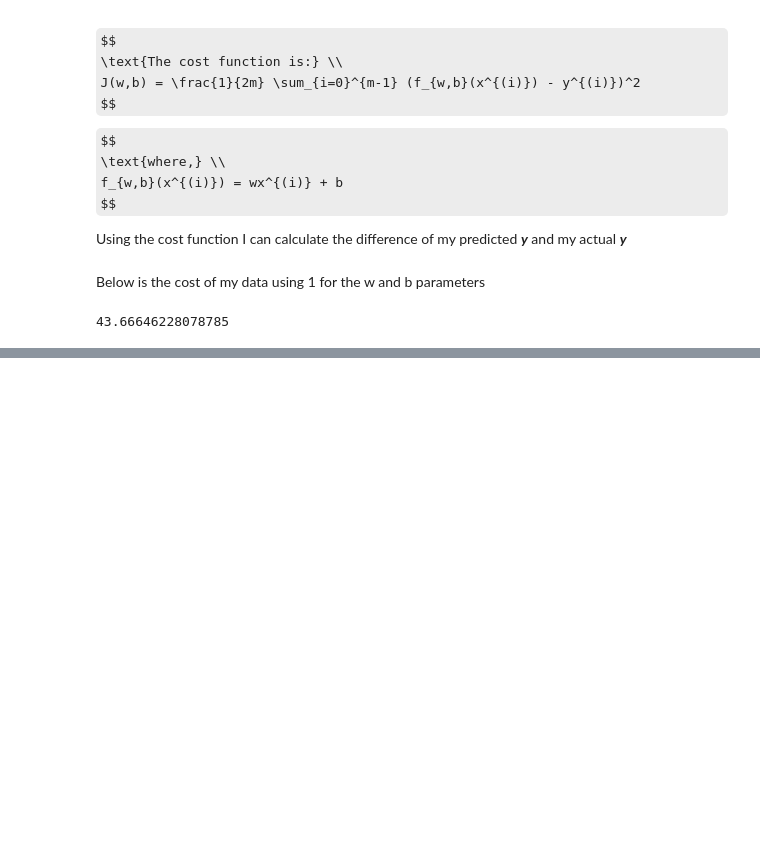
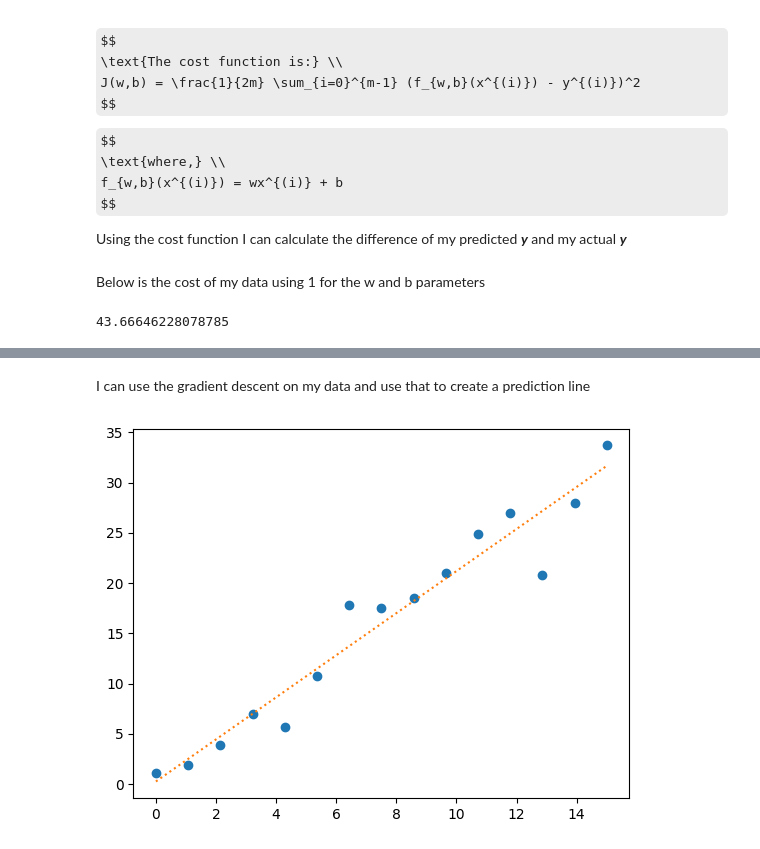
Before and after one commit to ivonnerubio/Supervised-ML, a Jupyter notebook: finalMain.ipynb, the cells around one changed output, grey strips where cells are left out. Drawn from its saved outputs; the diff is of its cells as text; code cells hidden in the pictures; some formulas as TeX source; blank space fills up the shorter version.

```diff
--- a/finalMain.ipynb
+++ b/finalMain.ipynb
@@ -67,0 +78,8 @@ compute_cost(x,y,1,1)
+# %%
+def compute_gradient(x,y,w,b):
+    m = len(x)
+    f_wb = w * x + b
+    dj_dw = (np.sum((f_wb - y) * x)) / m
+    dj_db = (np.sum(f_wb - y)) / m
+
+    return dj_dw, dj_db
@@ -67,0 +102,33 @@ compute_cost(x,y,1,1)
+# %%
+def compute_gradient_descent(x,y,w_in,b_in,alpha,num_iters,compute_cost,compute_gradient):
+    J_history = []
+    p_history = []
+
+    alpha = alpha
+    num_iters = num_iters
+    w = w_in
+    b = b_in
+
+    for i in range(num_iters):
+        dj_dw, dj_db = compute_gradient(x,y,w,b)
+        w = w - alpha * dj_dw
+        b = b - alpha * dj_db
+
+        if i < 10000:
+            J_history.append( compute_cost(x,y,w,b))
+            p_history.append([w,b])
+    return w, b, J_history, p_history
+# %% [markdown]
+I can use the gradient descent on my data and use that to create a prediction line
+# %%
+w_final, b_final, J_hist, p_hist = compute_gradient_descent(x ,y, 0, 0, 1.0e-2,1000, compute_cost, compute_gradient)
+
+new_x = np.linspace(0, 15, 15)
+new_y = w_final * x + b_final
+
+fig = plt.figure()
+plt.scatter(x, y)
+plt.plot(new_x,new_y, linestyle = 'dotted',color='C1')
+plt.show()
+# %% [output]
+[figure, added]
```
Also changed, not shown: parts of 7 cells of this notebook.
